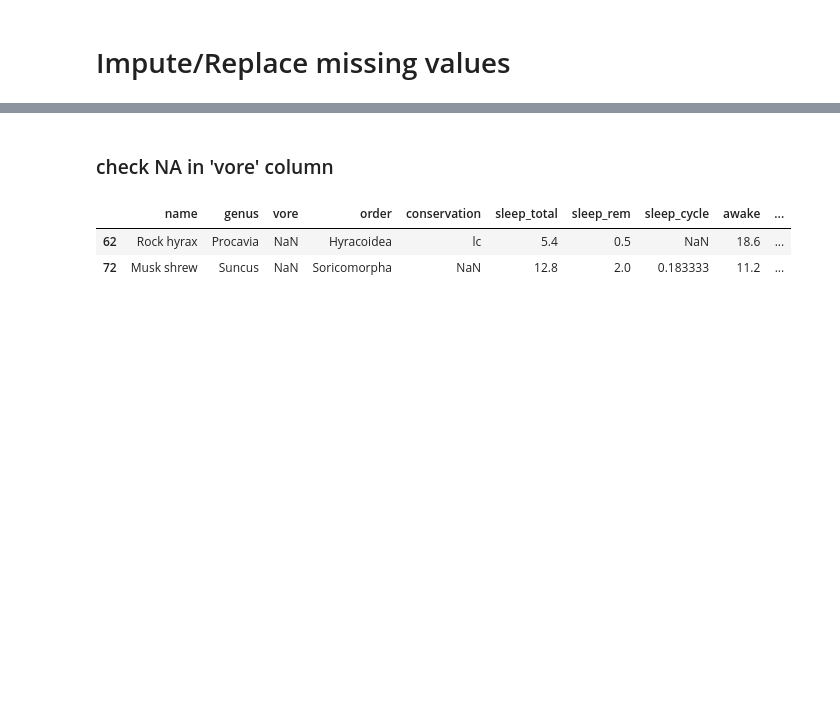
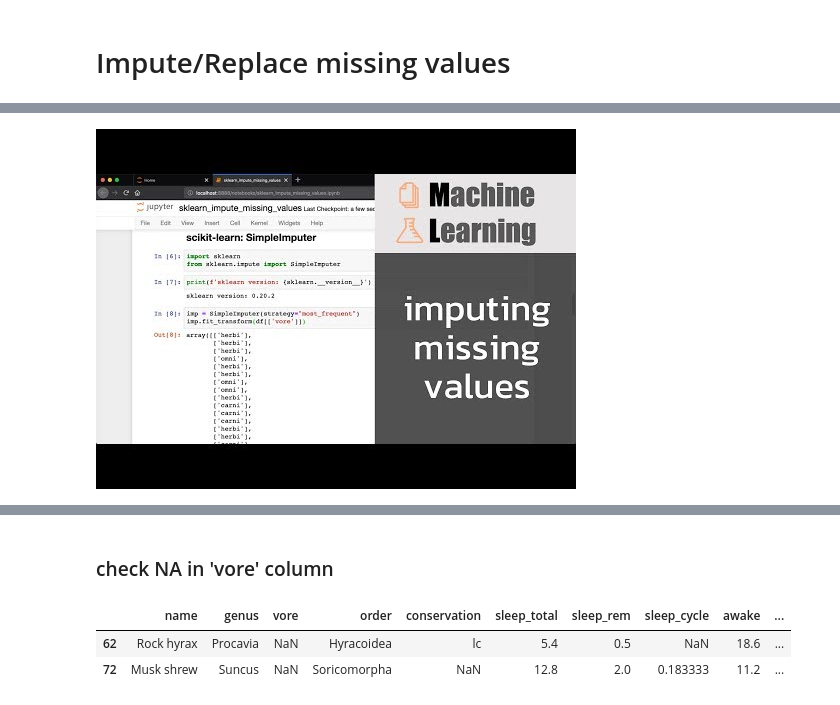
Before and after one commit to prasertcbs/scikitlearn_tutorial, a Jupyter notebook: notebook/sklearn_impute_missing_values.ipynb, the cells around one changed output, grey strips where cells are left out. Saved outputs shown, nothing was run; the diff lists cells and outputs as text; code cells hidden in the pictures; blank space fills up the shorter version.

```diff
--- a/notebook/sklearn_impute_missing_values.ipynb
+++ b/notebook/sklearn_impute_missing_values.ipynb
@@ -3,3 +9,9 @@
+# %%
+from IPython.display import YouTubeVideo
+
+YouTubeVideo("T2yT5vt1NaQ", width=720, height=405)
+# %% [output]
+[figure, added]
 # %%
 import pandas as pd
 import numpy as np
```
Also changed, not shown: parts of 11 cells of this notebook, 1 other file.
